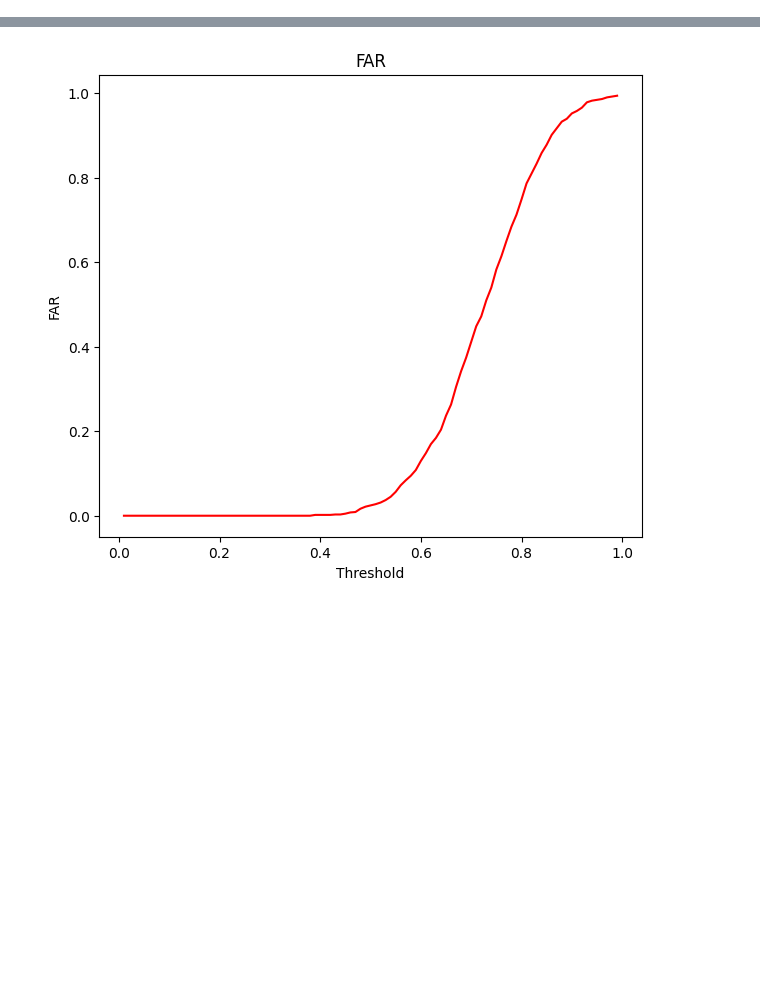
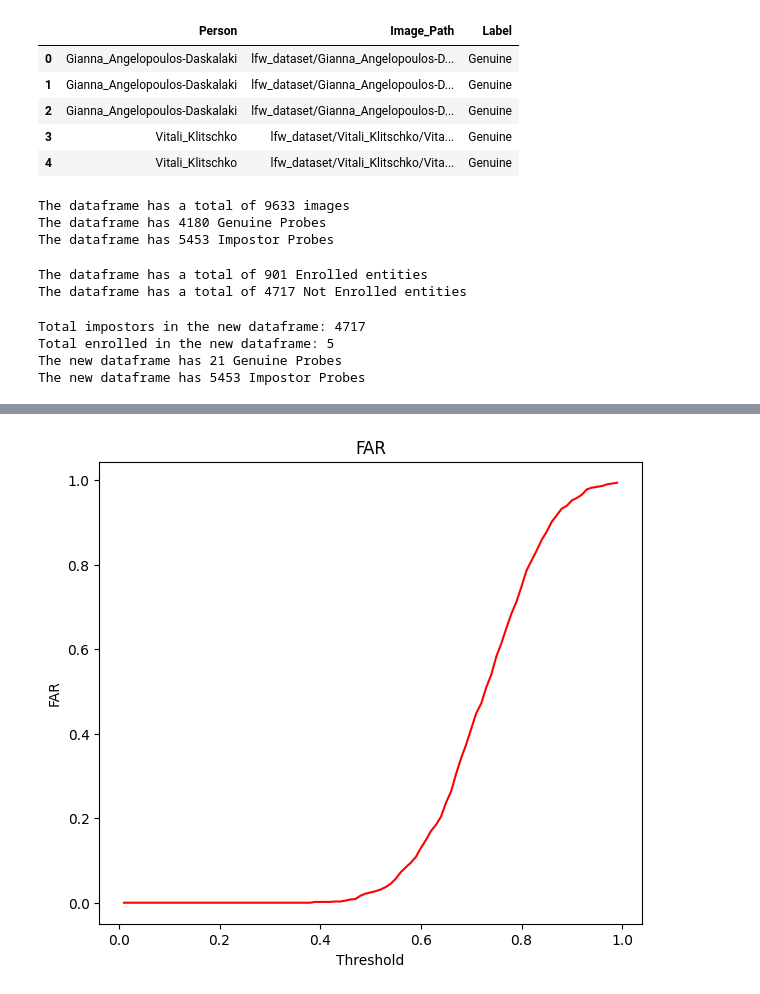
Before and after one commit to jngelena/BiometricSystem, a Jupyter notebook: eval_lfw.ipynb, the cells around one changed output, grey strips where cells are left out. Cells and saved outputs as stored; diff of their text form; code cells hidden in the pictures; blank space fills up the shorter version.

```diff
--- a/eval_lfw.ipynb
+++ b/eval_lfw.ipynb
@@ -19,0 +20,5 @@ persons = os.listdir(dataset_dir)
+# %%
+# get the list of persons
+entities = [p for p in os.listdir(dataset_dir) if os.path.isdir(os.path.join(dataset_dir, p)) and not p.startswith('.')]
+random.shuffle(entities)
+print(f'The dataframe has a total of {len(entities)} entities')
@@ -19,0 +40,63 @@ persons = os.listdir(dataset_dir)
+# %%
+data = []
+min_num_photo_for_person = 3
+max_num_photo_for_person = 6
+
+for person in entities:
+    person_dir = os.path.join(dataset_dir, person) # Entity path
+    images_path = os.listdir(person_dir) # Entity photos
+    random.shuffle(images_path)
+    count = 0
+    for image in images_path:
+        img_path = os.path.join(person_dir, image)
+        result = DeepFace.extract_faces(img_path=img_path, enforce_detection=False)
+        # Remove image which can't detect the face
+        if result[0]['confidence'] != 0 and count <= max_num_photo_for_person:
+            if len(images_path) >= min_num_photo_for_person:
+                data.append([person, img_path, 'Genuine'])
+            else:
+                data.append([person, img_path, 'Impostor'])
+        count += 1
+# %%
+df = pd.DataFrame(data, columns=['Person', 'Image_Path', 'Label'])
+df.head()
+# %% [output]
+|  | Person | Image_Path | Label |
+| 0 | Gianna_Angelopoulos-Daskalaki | lfw_dataset/Gianna_Angelopoulos-D... | Genuine |
+| 1 | Gianna_Angelopoulos-Daskalaki | lfw_dataset/Gianna_Angelopoulos-D... | Genuine |
+| 2 | Gianna_Angelopoulos-Daskalaki | lfw_dataset/Gianna_Angelopoulos-D... | Genuine |
+| 3 | Vitali_Klitschko | lfw_dataset/Vitali_Klitschko/Vita... | Genuine |
+| 4 | Vitali_Klitschko | lfw_dataset/Vitali_Klitschko/Vita... | Genuine |
+# %%
+print(f'The dataframe has a total of {df.shape[0]} images')
+print(f"The dataframe has {(df['Label'] == 'Genuine').sum()} Genuine Probes")
+print(f"The dataframe has {(df['Label'] == 'Impostor').sum()} Impostor Probes")
+# %% [output]
+The dataframe has a total of 9633 images
+The dataframe has 4180 Genuine Probes
+The dataframe has 5453 Impostor Probes
+# %%
+person_genuine = set(df[df['Label'] == 'Genuine']['Person'].tolist())
+print(f'The dataframe has a total of {len(person_genuine)} Enrolled entities')
+
+person_impostor = set(df[df['Label'] == 'Impostor']['Person'].tolist())
+print(f'The dataframe has a total of {len(person_impostor)} Not Enrolled entities')
+# %% [output]
+The dataframe has a total of 901 Enrolled entities
+The dataframe has a total of 4717 Not Enrolled entities
+# %%
+selected_genuine = np.random.choice(list(person_genuine), 5, replace=False)
+
+filtered_impostor_df = df[df['Person'].isin(selected_genuine)]
+final_df = pd.concat([filtered_impostor_df, df[df['Label'] == 'Impostor']])
+
+print(f"Total impostors in the new dataframe: {final_df[final_df['Label'] == 'Impostor']['Person'].nunique()}")
+print(f"Total enrolled in the new dataframe: {final_df[final_df['Label'] == 'Genuine']['Person'].nunique()}")
+
+print(f"The new dataframe has {(final_df['Label'] == 'Genuine').sum()} Genuine Probes")
+print(f"The new dataframe has {(final_df['Label'] == 'Impostor').sum()} Impostor Probes")
+# %% [output]
+Total impostors in the new dataframe: 4717
+Total enrolled in the new dataframe: 5
+The new dataframe has 21 Genuine Probes
+The new dataframe has 5453 Impostor Probes
```
Also changed, not shown: parts of 31 cells of this notebook, 3 other files.
